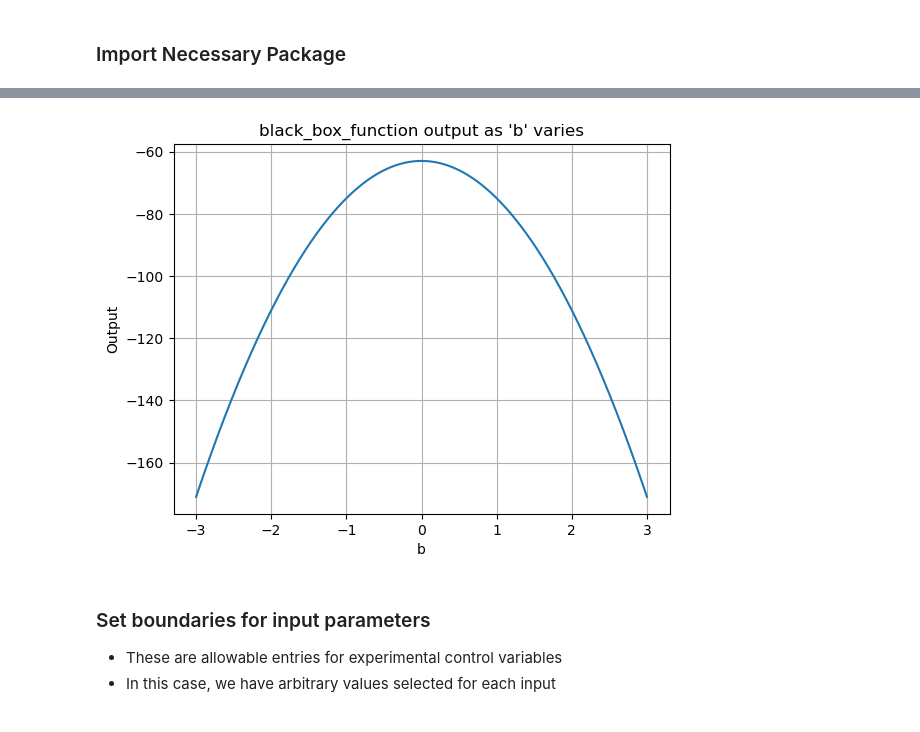
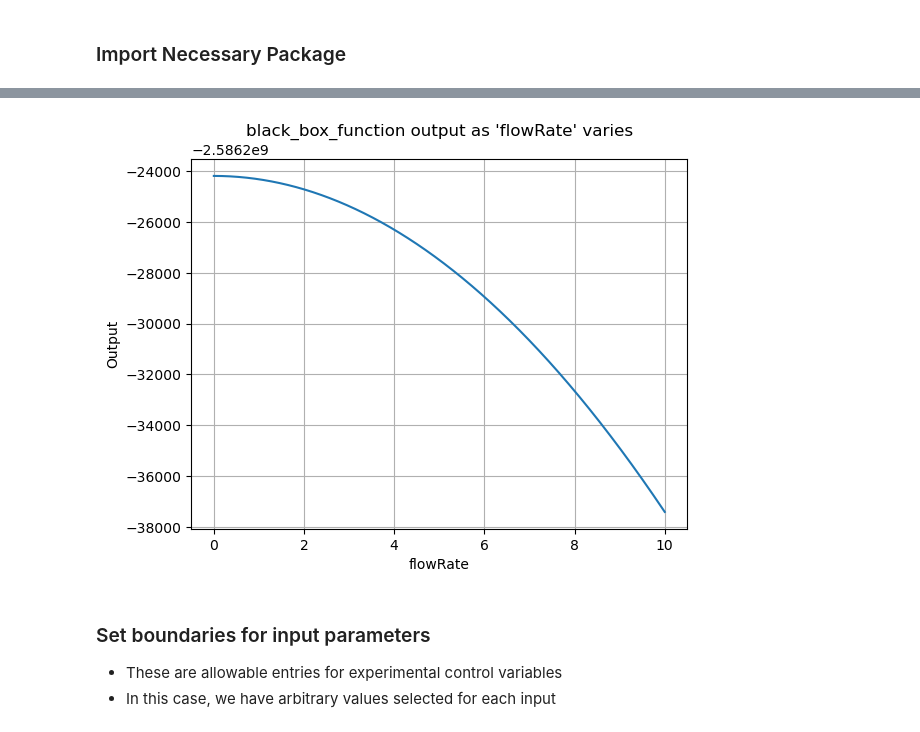
Before and after one commit to AQUAMAG/BayOp, a Jupyter notebook: basic-test.ipynb, the cells around one changed output, grey strips where cells are left out. Cells and saved outputs as stored; diff of their text form; code cells hidden in the pictures.

Commit message:
updated test case and config to use PLD parameters

```diff
--- a/basic-test.ipynb
+++ b/basic-test.ipynb
@@ -5,15 +51,15 @@
 # %%
-# This function is just a placeholder
-# Proper functionality will open the CSV file and read the data input from test runs
+# # This function is just a placeholder
+# # Proper functionality will open the CSV file and read the data input from test runs
 
-def black_box_function(a, b, c, d, e):
-    """Function with unknown internals we wish to maximize.
+# def black_box_function(a, b, c, d, e):
+#     """Function with unknown internals we wish to maximize.
 
-    This is just serving as an example, for all intents and
-    purposes think of the internals of this function, i.e.: the process
-    which generates its output values, as unknown.
-    """
-    return -a * (2*b)**2 - (c - (1*d))**2 * (2*e)**2 + 1
+#     This is just serving as an example, for all intents and
+#     purposes think of the internals of this function, i.e.: the process
+#     which generates its output values, as unknown.
+#     """
+#     return -a * (2*b)**2 - (c - (1*d))**2 * (2*e)**2 + 1
 # %%
 from bayes_opt import BayesianOptimization
 from bayes_opt import acquisition
@@ -68,15 +114,21 @@ Loaded config: file from `config/config.json`
-# %%
-params = {
-    'a': 3,   # From pbounds 'a': (2, 4)
-    'b': 0,   # This will vary
-    'c': -2,  # From pbounds 'c': (-8, 3)
-    'd': 2,   # From pbounds 'd': (0, 5)
-    'e': 1    # From pbounds 'e': (-2, 2)
-}
-
-plot_black_box_over('b', (-3, 3), fixed_params=params)
-# %% [output]
-[figure, removed]
+# %%
+params = {
+    'zStagePosition': 33,   # From pbounds 'a': (2, 4)
+    'flowRate': 10,   # This will vary
+    'pressure': 35,  # From pbounds 'c': (-8, 3)
+    'heaterSetpoint': 600,
+    'substrateRotation': 10,
+    'targetRotation': 10,
+    'depositionTime': 60,
+    'laserEnergy': 235,
+    'laserSpotSize': 2.83,
+    'laserRepetitionRate': 10,
+    'coolingTime': 19
+}
+
+plot_black_box_over('flowRate', (0, 10), fixed_params=params)
+# %% [output]
+[figure, added]
 # %%
 # This will fail if the bayes_opt module is not installed
 # you can install it by opening and running the environmentsetup.ipynb file
```
Also changed, not shown: parts of 7 cells of this notebook, 1 other file.
